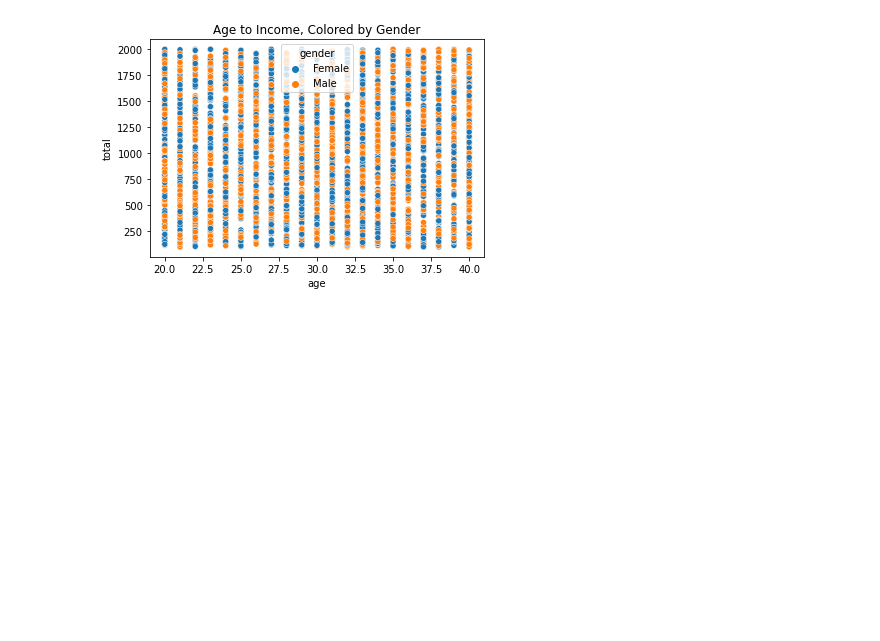
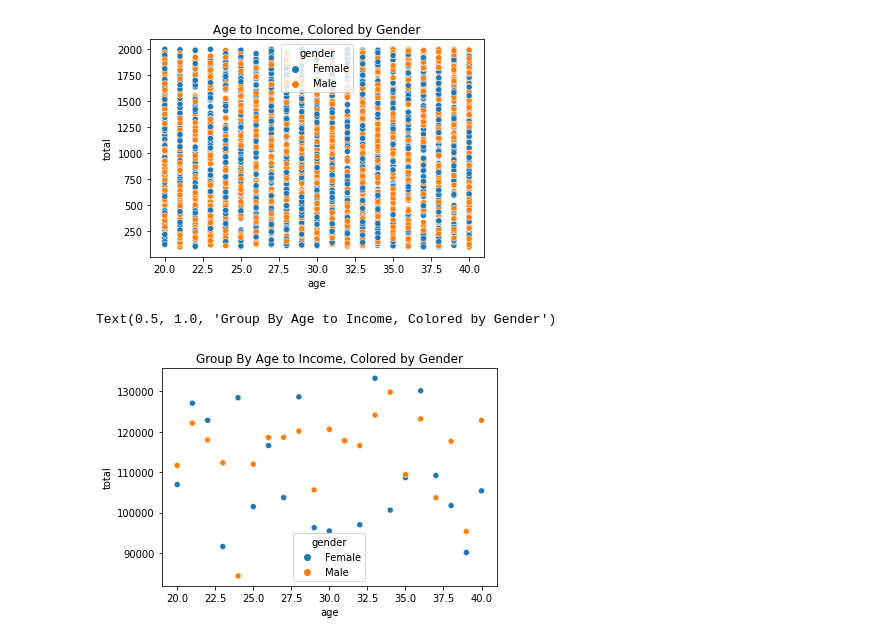
Before and after one commit to claupereirajr/customer_segmentation, a Jupyter notebook: customer_segmentation.ipynb, the cells around one changed output. Cells and saved outputs as stored; diff of their text form; code cells hidden in the pictures; blank space fills up the shorter version.

Commit message:
plot the scartters

```diff
--- a/customer_segmentation.ipynb
+++ b/customer_segmentation.ipynb
@@ -12,9 +12,6 @@ import matplotlib.pyplot as plt
 Import dataset
 # %%
 df = pd.read_parquet('df.parquet')
-# %%
-df.dtypes
-df = df.convert_dtypes('convert_integer=age')
 # %%
 df.fillna(value='None', inplace=True)
 # %% [markdown]
@@ -129,3 +126,9 @@ plt.title('Age to Income, Colored by Gender')
 # %% [output]
 Text(0.5, 1.0, 'Age to Income, Colored by Gender')
 [figure]
+# %%
+sns.scatterplot(x='age', y='total', hue='gender', data=df.groupby(['age','gender']).sum())
+plt.title('Group By Age to Income, Colored by Gender')
+# %% [output]
+Text(0.5, 1.0, 'Group By Age to Income, Colored by Gender')
+[figure, added]
```
Also changed, not shown: parts of 7 cells of this notebook.
